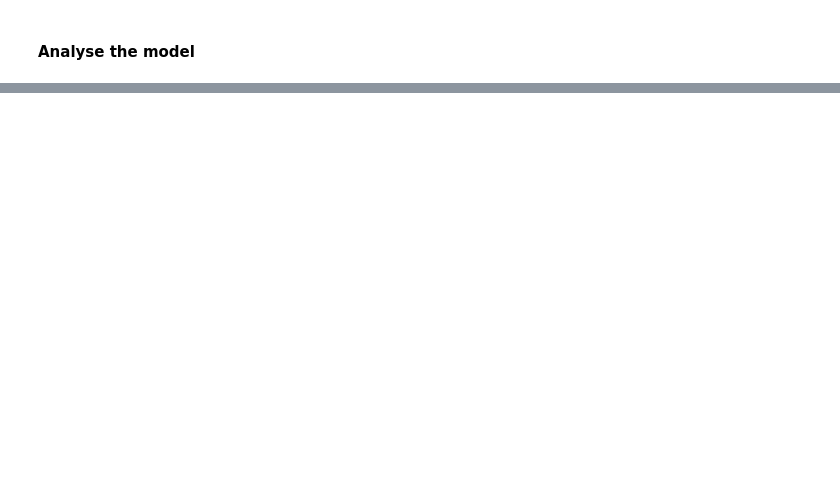
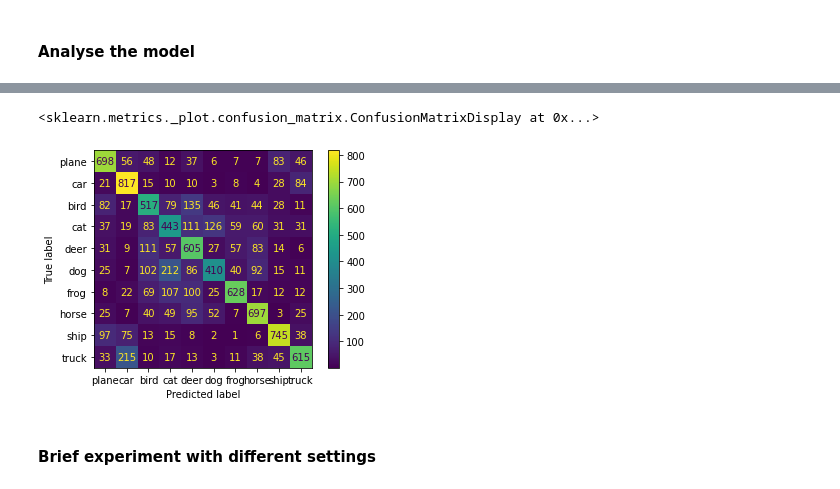
Before and after one commit to Yarlermanden/AML, a Jupyter notebook: exercises/w04_cnn_regularization_transferlearning/w04_cnn_cifar_pytorch.ipynb, the cells around one changed output, grey strips where cells are left out. Drawn from its saved outputs; the diff is of its cells as text; code cells hidden in the pictures; blank space fills up the shorter version.

```diff
--- a/exercises/w04_cnn_regularization_transferlearning/w04_cnn_cifar_pytorch.ipynb
+++ b/exercises/w04_cnn_regularization_transferlearning/w04_cnn_cifar_pytorch.ipynb
@@ -55,0 +249,28 @@ testloader = torch.utils.data.DataLoader(testset, batch_size=1,
+# %%
+#Accuracy for each class in test set
+predicted = []
+correct = []
+
+correct_pred = {classname: 0 for classname in classes}
+total_pred = {classname: 0 for classname in classes}
+
+with torch.no_grad():
+    for (images, labels) in testloader:
+        images = images.to(device)
+        labels = labels.to(device)
+        outputs = model(images)
+        _, predictions = torch.max(outputs, 1)
+        # collect the correct predictions for each class
+        for label, prediction in zip(labels, predictions):
+            if label == prediction:
+                correct_pred[classes[label]] += 1
+            total_pred[classes[label]] += 1
+            predicted.append(prediction)
+            correct.append(label)
+
+
+
+# print accuracy for each class
+for classname, correct_count in correct_pred.items():
+    accuracy = 100 * float(correct_count) / total_pred[classname]
+    print(f'Accuracy for class: {classname:5s} is {accuracy:.1f} %')
@@ -55,0 +288,12 @@ testloader = torch.utils.data.DataLoader(testset, batch_size=1,
+# %%
+#confusion matrix
+from sklearn.metrics import confusion_matrix
+from sklearn.metrics import ConfusionMatrixDisplay
+correct1 = [x.item() for x in correct]
+predicted1 = [x.item() for x in predicted]
+ConfusionMatrixDisplay.from_predictions(correct1, predicted1, display_labels=classes)
+# %% [output]
+<sklearn.metrics._plot.confusion_matrix.ConfusionMatrixDisplay at 0x...>
+[figure, added]
+# %% [markdown]
+#### Brief experiment with different settings
```
Also changed, not shown: parts of 22 cells of this notebook, 8 other files.
